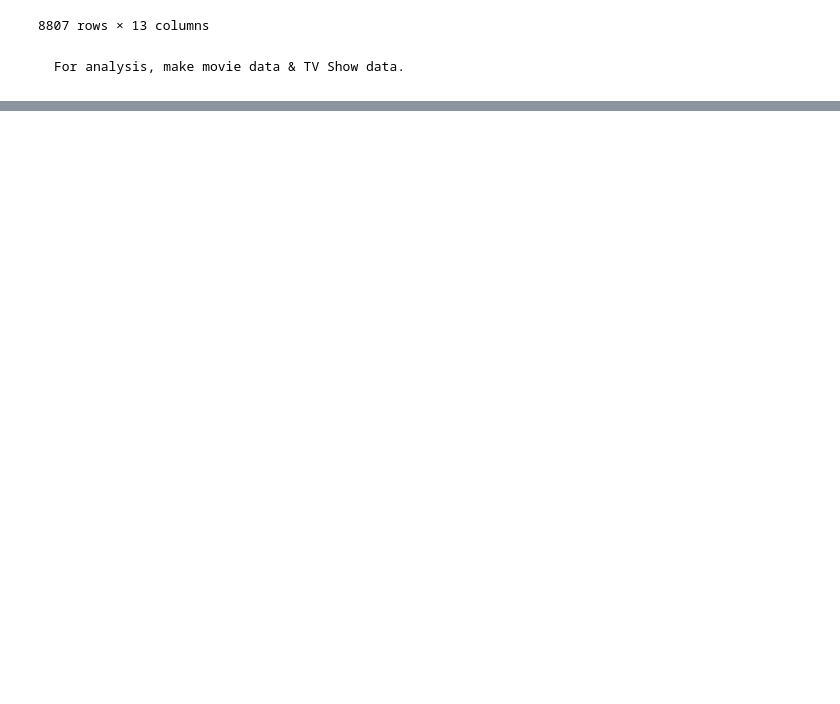
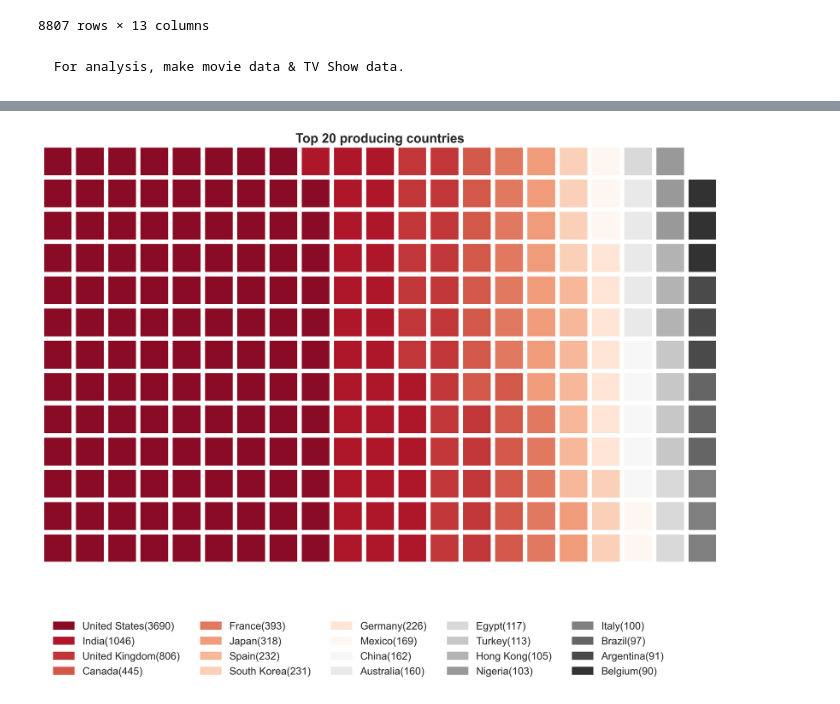
Before and after one commit to Manojkc15/BigData, a Jupyter notebook: Story Telling with Data/storytelling_with_data.ipynb, the cells around one changed output, grey strips where cells are left out. Drawn from its saved outputs; the diff is of its cells as text; code cells hidden in the pictures; blank space fills up the shorter version.

```diff
--- a/Story Telling with Data/storytelling_with_data.ipynb
+++ b/Story Telling with Data/storytelling_with_data.ipynb
@@ -121,0 +318,28 @@ data
+# %%
+fig = plt.figure(
+    FigureClass=Waffle,
+    rows=13,
+    columns=21,
+    values=y,
+    labels=["{}({})".format(a, b) for a, b in zip(y.index, y)],
+    colors=sns.color_palette("RdGy", n_colors=20),
+    legend={
+        "loc": "lower left",
+        "bbox_to_anchor": (0, -0.3),
+        "ncol": len(y) // 4,
+        "framealpha": 0,
+    },
+    font_size=15,
+    figsize=(12, 12),
+    icon_legend=True,
+)
+
+plt.title(
+    "Top 20 producing countries",
+    position=(0.5, 1.0 + 0.03),
+    fontsize=15,
+    fontweight="bold",
+)
+plt.show()
+# %% [output]
+[figure, added]
```
Also changed, not shown: parts of 34 cells of this notebook.
